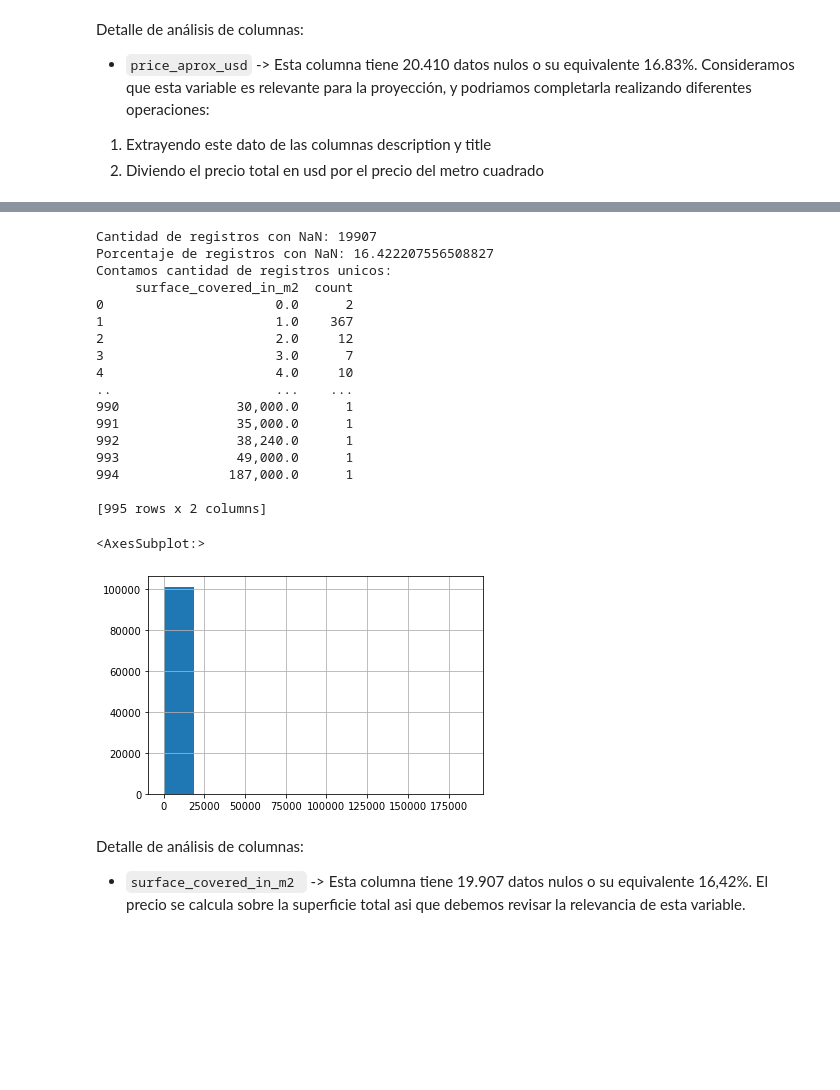
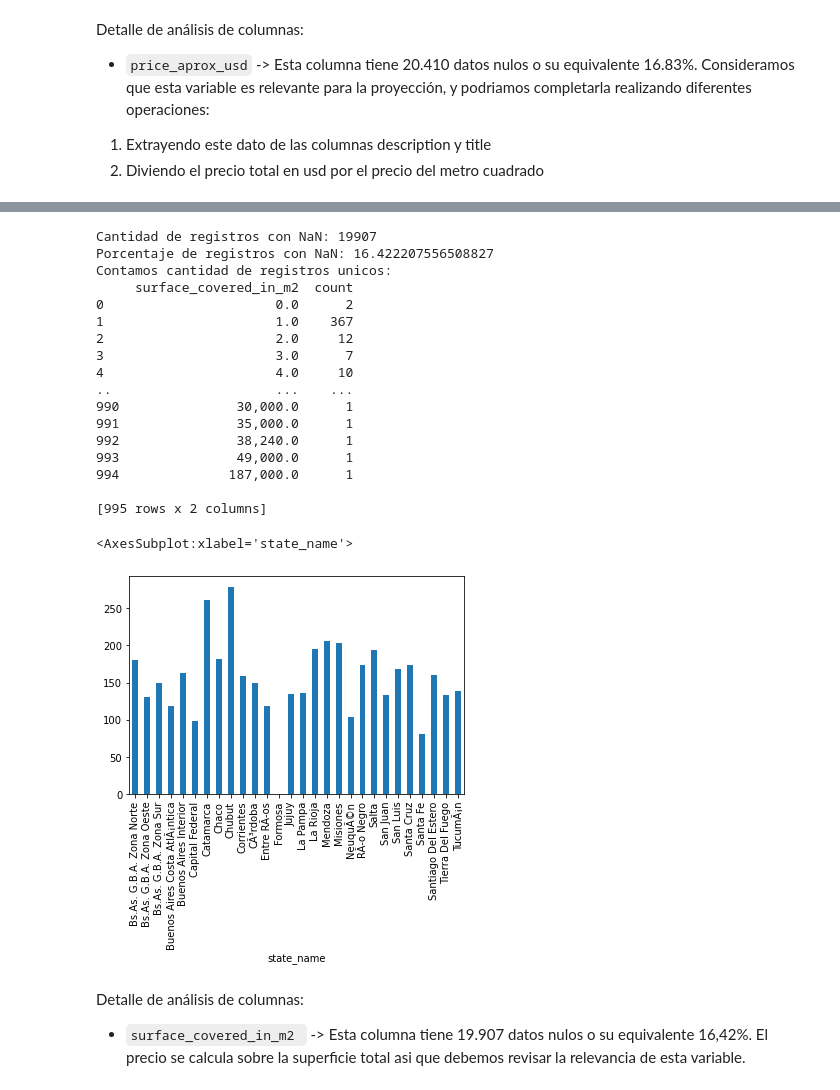
Before and after one commit to carpe-diem/DH-TP1-clear-data-properati, a Jupyter notebook: src/Gloria.ipynb, the cells around one changed output, grey strips where cells are left out. Saved outputs shown, nothing was run; the diff lists cells and outputs as text; code cells hidden in the pictures; blank space fills up the shorter version.

```diff
--- a/src/Gloria.ipynb
+++ b/src/Gloria.ipynb
@@ -244,7 +240,6 @@ print(f'Cantidad de registros con NaN: {data.surface_covered_in_m2.isnull().sum(
 print(f'Porcentaje de registros con NaN: {data.surface_covered_in_m2.isnull().mean()*100}')
 print("Contamos cantidad de registros unicos:")
 print(data.groupby(['surface_covered_in_m2']).size().reset_index(name='count'))
-data.surface_covered_in_m2.hist()
 # %% [output]
 Cantidad de registros con NaN: 19907
 Porcentaje de registros con NaN: 16.422207556508827
@@ -263,8 +258,11 @@ Contamos cantidad de registros unicos:
 994              187,000.0      1
 
 [995 rows x 2 columns]
-<AxesSubplot:>
-[figure, removed]
+# %%
+data.groupby('state_name')['surface_covered_in_m2'].mean().plot.bar()
+# %% [output]
+<AxesSubplot:xlabel='state_name'>
+[figure, added]
 # %% [markdown]
 Detalle de análisis de columnas:
 * `surface_covered_in_m2 ` -> Esta columna tiene 19.907 datos nulos o su equivalente 16,42%. El precio se calcula sobre la superficie total asi que debemos revisar la relevancia de esta variable.
```
Also changed, not shown: parts of 18 cells of this notebook, 7 other files.
